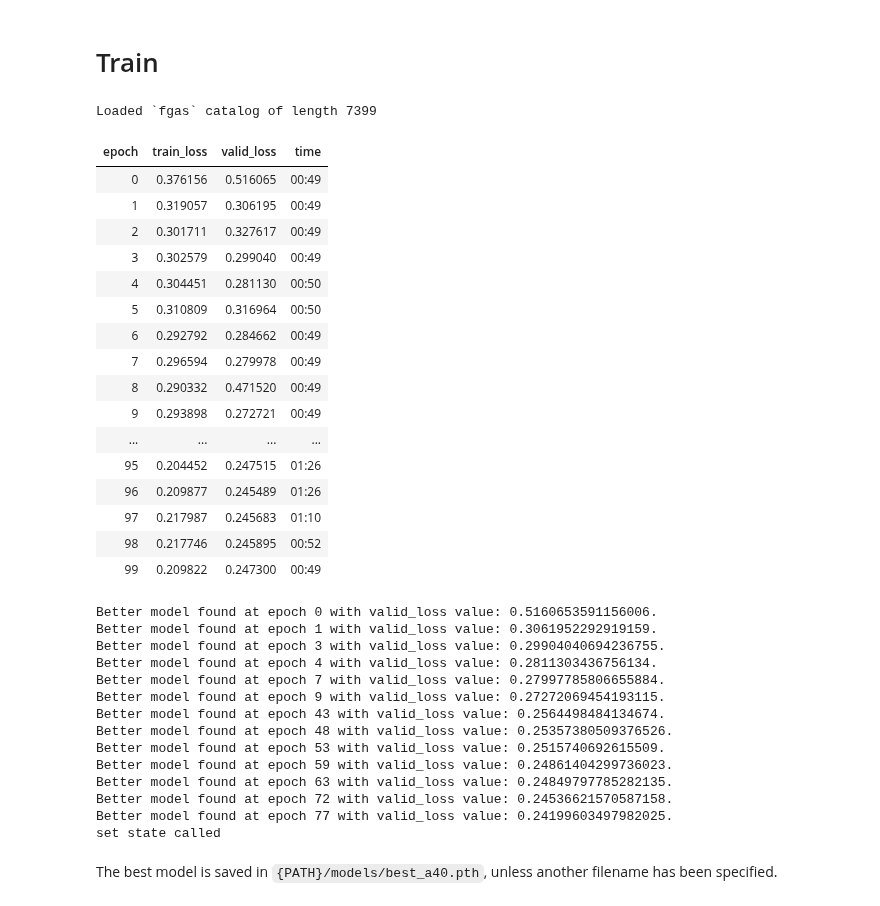
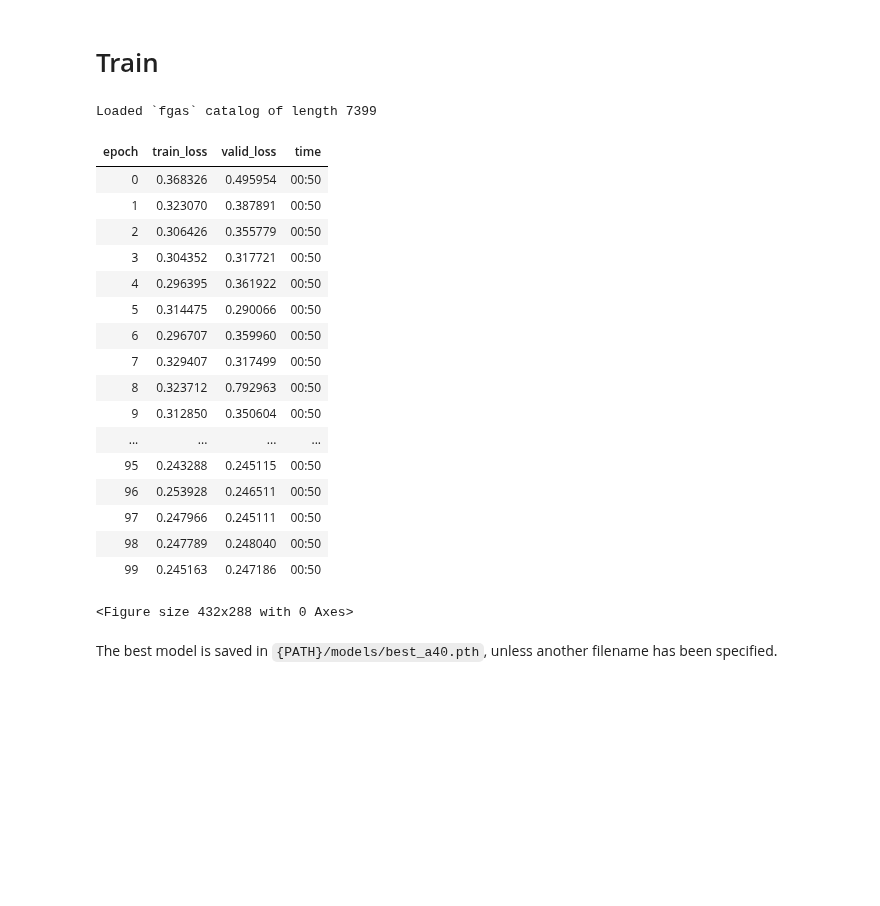
Before and after one commit to jwuphysics/HI-convnets, a Jupyter notebook: notebook/COMPUTE - Training a.40.ipynb, the cells around one changed output. Saved outputs shown, nothing was run; the diff lists cells and outputs as text; code cells hidden in the pictures; blank space fills up the shorter version.

```diff
--- a/notebook/COMPUTE - Training a.40.ipynb
+++ b/notebook/COMPUTE - Training a.40.ipynb
@@ -18,41 +18,28 @@ Mish activation loaded...
 # %% [markdown]
 # Train
 # %%
-%run -i {PATH}/src/train_alfalfa.py --lr=3e-2 --bs=32 --n_epochs=100 --model=mxresnet50 \
-    --seed={seed} --precision=full --catalog=fgas --save="best_xGASS-A-18"
+%run -i {PATH}/src/train_alfalfa.py --lr=10e-2 --bs=32 --n_epochs=100 --model=mxresnet50 \
+    --seed={seed} --precision=full --catalog=fgas --save="best_a40A-50"
 # %% [output]
 Loaded `fgas` catalog of length 7399
 | epoch | train_loss | valid_loss | time |
-| 0 | 0.376156 | 0.516065 | 00:49 |
-| 1 | 0.319057 | 0.306195 | 00:49 |
-| 2 | 0.301711 | 0.327617 | 00:49 |
-| 3 | 0.302579 | 0.299040 | 00:49 |
-| 4 | 0.304451 | 0.281130 | 00:50 |
-| 5 | 0.310809 | 0.316964 | 00:50 |
-| 6 | 0.292792 | 0.284662 | 00:49 |
-| 7 | 0.296594 | 0.279978 | 00:49 |
-| 8 | 0.290332 | 0.471520 | 00:49 |
-| 9 | 0.293898 | 0.272721 | 00:49 |
+| 0 | 0.368326 | 0.495954 | 00:50 |
+| 1 | 0.323070 | 0.387891 | 00:50 |
+| 2 | 0.306426 | 0.355779 | 00:50 |
+| 3 | 0.304352 | 0.317721 | 00:50 |
+| 4 | 0.296395 | 0.361922 | 00:50 |
+| 5 | 0.314475 | 0.290066 | 00:50 |
+| 6 | 0.296707 | 0.359960 | 00:50 |
+| 7 | 0.329407 | 0.317499 | 00:50 |
+| 8 | 0.323712 | 0.792963 | 00:50 |
+| 9 | 0.312850 | 0.350604 | 00:50 |
 | ... | ... | ... | ... |
-| 95 | 0.204452 | 0.247515 | 01:26 |
-| 96 | 0.209877 | 0.245489 | 01:26 |
-| 97 | 0.217987 | 0.245683 | 01:10 |
-| 98 | 0.217746 | 0.245895 | 00:52 |
-| 99 | 0.209822 | 0.247300 | 00:49 |
+| 95 | 0.243288 | 0.245115 | 00:50 |
+| 96 | 0.253928 | 0.246511 | 00:50 |
+| 97 | 0.247966 | 0.245111 | 00:50 |
+| 98 | 0.247789 | 0.248040 | 00:50 |
+| 99 | 0.245163 | 0.247186 | 00:50 |
-Better model found at epoch 0 with valid_loss value: 0.5160653591156006.
-Better model found at epoch 1 with valid_loss value: 0.3061952292919159.
-Better model found at epoch 3 with valid_loss value: 0.29904040694236755.
-Better model found at epoch 4 with valid_loss value: 0.2811303436756134.
-Better model found at epoch 7 with valid_loss value: 0.27997785806655884.
-Better model found at epoch 9 with valid_loss value: 0.27272069454193115.
-Better model found at epoch 43 with valid_loss value: 0.2564498484134674.
-Better model found at epoch 48 with valid_loss value: 0.25357380509376526.
-Better model found at epoch 53 with valid_loss value: 0.2515740692615509.
-Better model found at epoch 59 with valid_loss value: 0.24861404299736023.
-Better model found at epoch 63 with valid_loss value: 0.24849797785282135.
-Better model found at epoch 72 with valid_loss value: 0.24536621570587158.
-Better model found at epoch 77 with valid_loss value: 0.24199603497982025.
-set state called
+<Figure size 432x288 with 0 Axes>
 # %% [markdown]
 The best model is saved in `{PATH}/models/best_a40.pth`, unless another filename has been specified.
 # %% [markdown]
```
Also changed, not shown: parts of 6 cells of this notebook, 2 other files.
